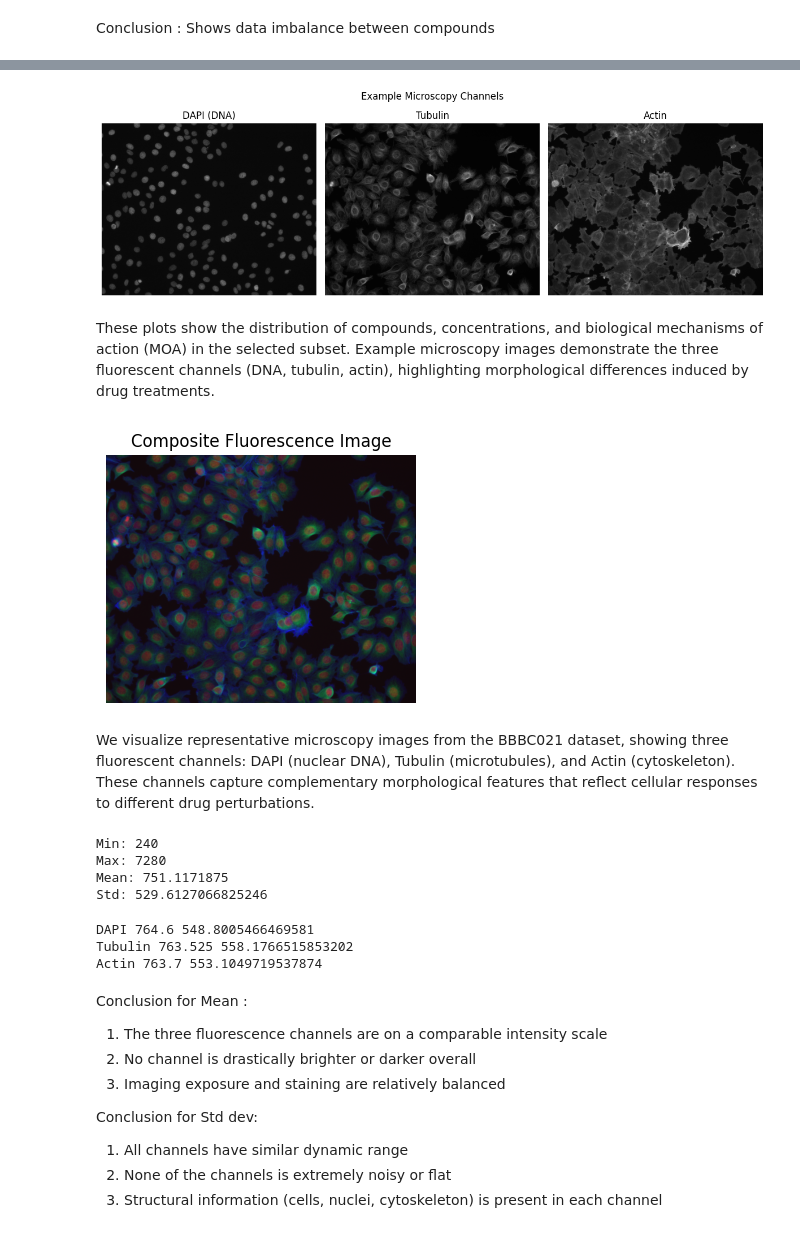
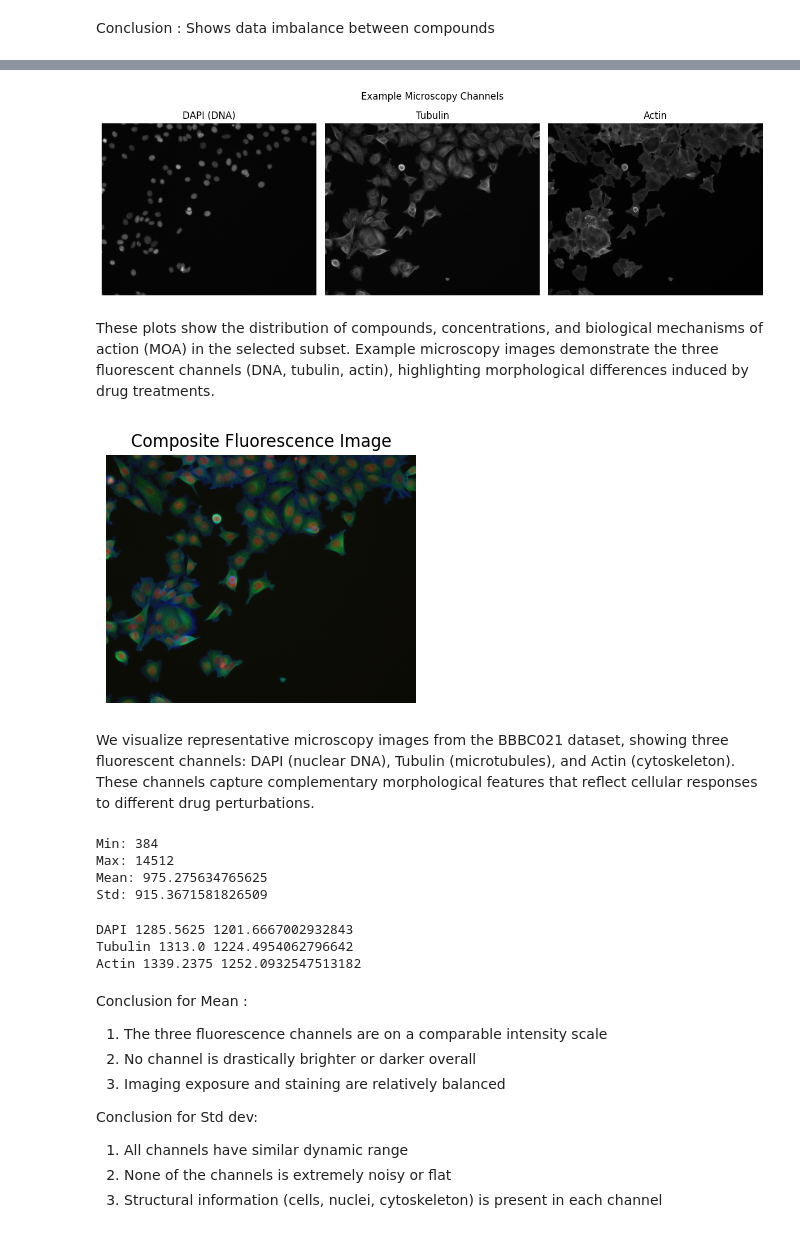
Before and after one commit to saamm/microscopy_self_supervised_learning, a Jupyter notebook: notebooks/01_data_exploration.ipynb, the cells around one changed output, grey strips where cells are left out. Saved outputs shown, nothing was run; the diff lists cells and outputs as text; code cells hidden in the pictures.

```diff
--- a/notebooks/01_data_exploration.ipynb
+++ b/notebooks/01_data_exploration.ipynb
@@ -43,3 +60,24 @@ metadata.head()
 | 2 | 4 | 235 | G10_s3_w1F4FCE330-C71C-4CA3-9815-... | Week4/Week4_27481 | G10_s3_w2194A9AC7-369B-4D84-99C0-... | ... |
 | 3 | 4 | 236 | G10_s4_w1747818B4-FFA7-40EE-B0A0-... | Week4/Week4_27481 | G10_s4_w298D4652F-B5BF-49F2-BE51-... | ... |
 | 4 | 4 | 473 | G10_s1_w10034568D-CC12-43C3-93A9-... | Week4/Week4_27521 | G10_s1_w2A29ED14B-952C-4BA1-89B9-... | ... |
+# %%
+#Fixing the file data
+# function
+def fix_path(pathname):
+    return pathname.split("/")[-1]
+
+# columns to apply fix
+columns_to_fix = [
+    "Image_PathName_DAPI",
+    "Image_PathName_Tubulin",
+    "Image_PathName_Actin"
+]
+
+# apply function
+for col in columns_to_fix:
+    metadata[col] = metadata[col].apply(fix_path)
+
+# save cleaned file
+#metadata.to_csv("cleaned_metadata.csv", index=False)
+
+#print("File saved successfully.")
@@ -47,12 +91,16 @@ metadata.head()
 #Creating a subset of the metadata that corresponds with the subset of the data that will be worked on
 subset_metadata = metadata[
     metadata["Image_Metadata_Plate_DAPI"].isin([
-        "Week1_22123",
-        "Week1_22141",
-        "Week1_22161",
-        "Week1_22361",
-        "Week1_22381",
-        "Week1_22401"
+        'Week1_22123', 'Week1_22141', 'Week1_22161', 'Week1_22361', 'Week1_22381', 'Week1_22401',
+        'Week2_24121', 'Week2_24141', 'Week2_24161', 'Week2_24361', 'Week2_24381', 'Week2_24401',
+        'Week3_25421', 'Week3_25441', 'Week3_25721', 'Week3_25461', 'Week3_25681', 'Week3_25701',
+        'Week4_27481', 'Week4_27521', 'Week4_27542', 'Week4_27801', 'Week4_27821', 'Week4_27861',
+        'Week5_28901', 'Week5_28921', 'Week5_28961', 'Week5_29301', 'Week5_29321', 'Week5_29341',
+        'Week6_31641', 'Week6_31661', 'Week6_31681', 'Week6_32061', 'Week6_32121', 'Week6_32161',
+        'Week7_34341', 'Week7_34381', 'Week7_34641', 'Week7_34661', 'Week7_34681',
+        'Week8_38203', 'Week8_38221', 'Week8_38241', 'Week8_38341', 'Week8_38342',
+        'Week9_39206', 'Week9_39221', 'Week9_39222', 'Week9_39282', 'Week9_39283', 'Week9_39301',
+        'Week10_40111', 'Week10_40115', 'Week10_40119'
     ])
 ]
 
@@ -272,32 +398,33 @@ print(paths)  # debug check
 # %%
 # Example images (5-channel or 3-channel)
 import tifffile as tiff
 import numpy as np
 
 row = subset_metadata.iloc[0]
 
 paths = [
-    os.path.join(base_dir, fix_path(row["Image_PathName_DAPI"]), row["Image_FileName_DAPI"]),
-    os.path.join(base_dir, fix_path(row["Image_PathName_Tubulin"]), row["Image_FileName_Tubulin"]),
-    os.path.join(base_dir, fix_path(row["Image_PathName_Actin"]), row["Image_FileName_Actin"])
+    os.path.join(base_dir, row["Image_PathName_DAPI"], row["Image_FileName_DAPI"]),
+    os.path.join(base_dir, row["Image_PathName_Tubulin"], row["Image_FileName_Tubulin"]),
+    os.path.join(base_dir, row["Image_PathName_Actin"], row["Image_FileName_Actin"])
 ]
+
 images = [tiff.imread(p) for p in paths]
 
 fig, axes = plt.subplots(1,3, figsize=(12,4))
 
 titles = ["DAPI (DNA)", "Tubulin", "Actin"]
 
 for i in range(3):
     axes[i].imshow(images[i], cmap="gray")
     axes[i].set_title(titles[i])
     axes[i].axis("off")
 
 plt.suptitle("Example Microscopy Channels")
 plt.tight_layout()
 plt.savefig(r"results/figures/example_channels.png", dpi=300)
 plt.show()
 # %% [output]
-[figure, old version]
+[figure, new version]
 # %% [markdown]
 These plots show the distribution of compounds, concentrations, and biological mechanisms of action (MOA) in the selected subset. Example microscopy images demonstrate the three fluorescent channels (DNA, tubulin, actin), highlighting morphological differences induced by drug treatments.
 # %%
@@ -317,7 +444,7 @@ plt.axis("off")
 plt.savefig(r"results/figures/composite_example.png", dpi=300)
 plt.show()
 # %% [output]
-[figure, old version]
+[figure, new version]
 # %% [markdown]
 We visualize representative microscopy images from the BBBC021 dataset, showing three fluorescent channels: DAPI (nuclear DNA), Tubulin (microtubules), and Actin (cytoskeleton). These channels capture complementary morphological features that reflect cellular responses to different drug perturbations.
 # %%
@@ -325,12 +452,11 @@ We visualize representative microscopy images from the BBBC021 dataset, showing
 # Check if channels differ in brightness / noise.
 import numpy as np
 import tifffile as tiff
-def fix_path(pathname):
-    return pathname.split("/")[-1]
+
 
 row = subset_metadata.iloc[0]
 base_dir = "/content/drive/MyDrive/Colab Notebooks/microscopy_self_supervised_learning/data/raw"
-sample_path = os.path.join(base_dir, fix_path(row["Image_PathName_DAPI"]), row["Image_FileName_DAPI"]),
+sample_path = os.path.join(base_dir, row["Image_PathName_DAPI"], row["Image_FileName_DAPI"]),
 
 
 img = tiff.imread(sample_path)
@@ -340,23 +466,24 @@ print("Max:", img.max())
 print("Mean:", img.mean())
 print("Std:", img.std())
 # %% [output]
-Min: 240
-Max: 7280
-Mean: 751.1171875
-Std: 529.6127066825246
+Min: 384
+Max: 14512
+Mean: 975.275634765625
+Std: 915.3671581826509
 # %%
 # for 3 chennels
 paths = [
-    os.path.join(base_dir, fix_path(row["Image_PathName_DAPI"]), row["Image_FileName_DAPI"]),
-    os.path.join(base_dir, fix_path(row["Image_PathName_Tubulin"]), row["Image_FileName_Tubulin"]),
-    os.path.join(base_dir, fix_path(row["Image_PathName_Actin"]), row["Image_FileName_Actin"])
+    os.path.join(base_dir, row["Image_PathName_DAPI"], row["Image_FileName_DAPI"]),
+    os.path.join(base_dir, row["Image_PathName_Tubulin"], row["Image_FileName_Tubulin"]),
+    os.path.join(base_dir, row["Image_PathName_Actin"], row["Image_FileName_Actin"])
 ]
+
 for i, ch in enumerate(["DAPI","Tubulin","Actin"]):
     print(ch, img[i].mean(), img[i].std())
 # %% [output]
-DAPI 764.6 548.8005466469581
-Tubulin 763.525 558.1766515853202
-Actin 763.7 553.1049719537874
+DAPI 1285.5625 1201.6667002932843
+Tubulin 1313.0 1224.4954062796642
+Actin 1339.2375 1252.0932547513182
 # %% [markdown]
 Conclusion for Mean :
 1. The three fluorescence channels are on a comparable intensity scale
```
Also changed, not shown: parts of 33 cells of this notebook, 2 other files.
